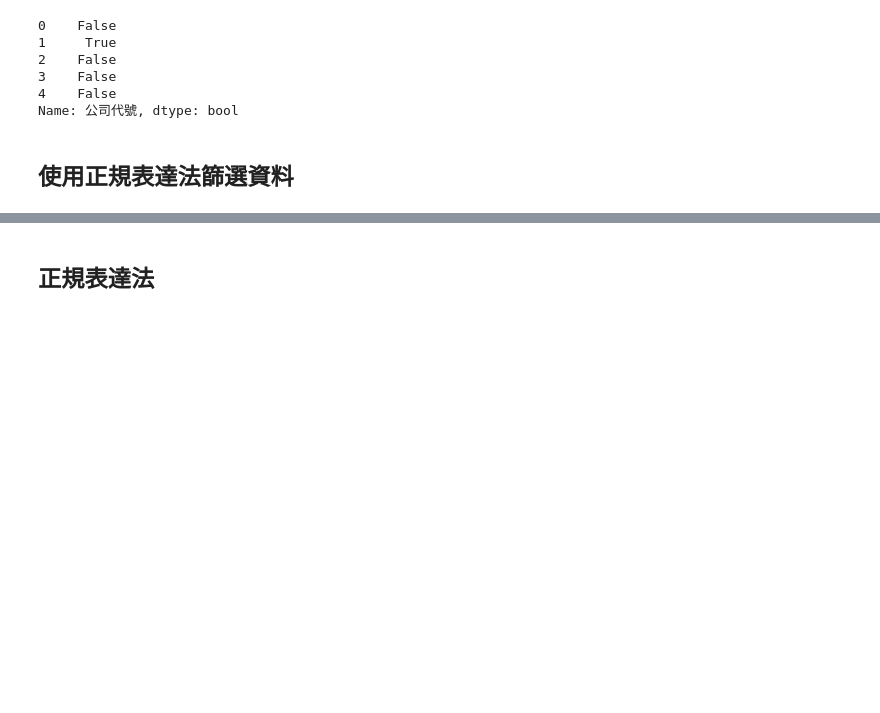
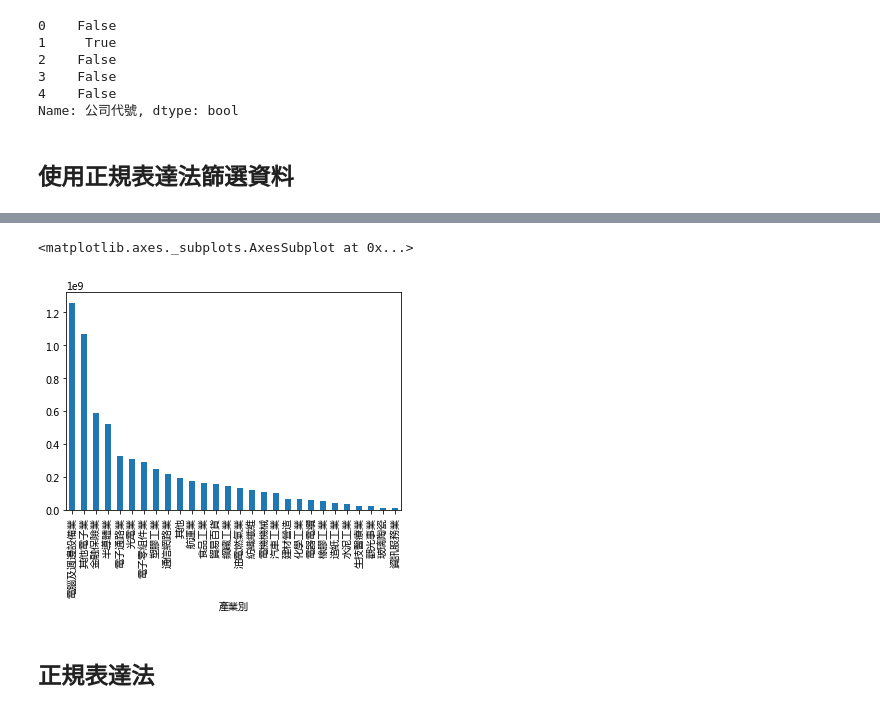
Before and after one commit to ywchiu/pyfinance, a Jupyter notebook: Demo20170430.ipynb, the cells around one changed output, grey strips where cells are left out. Cells and saved outputs as stored; diff of their text form; code cells hidden in the pictures; blank space fills up the shorter version.

```diff
--- a/Demo20170430.ipynb
+++ b/Demo20170430.ipynb
@@ -65,3 +200,8 @@ stockdf[stockdf['公司代號'].str.match('^[0-9]')].head(3)
+# %%
+revenue_sum.plot(kind = 'bar')
+# %% [output]
+<matplotlib.axes._subplots.AxesSubplot at 0x...>
+[figure, added]
 # %% [markdown]
 ## 正規表達法
 # %%
```
Also changed, not shown: parts of 20 cells of this notebook.
